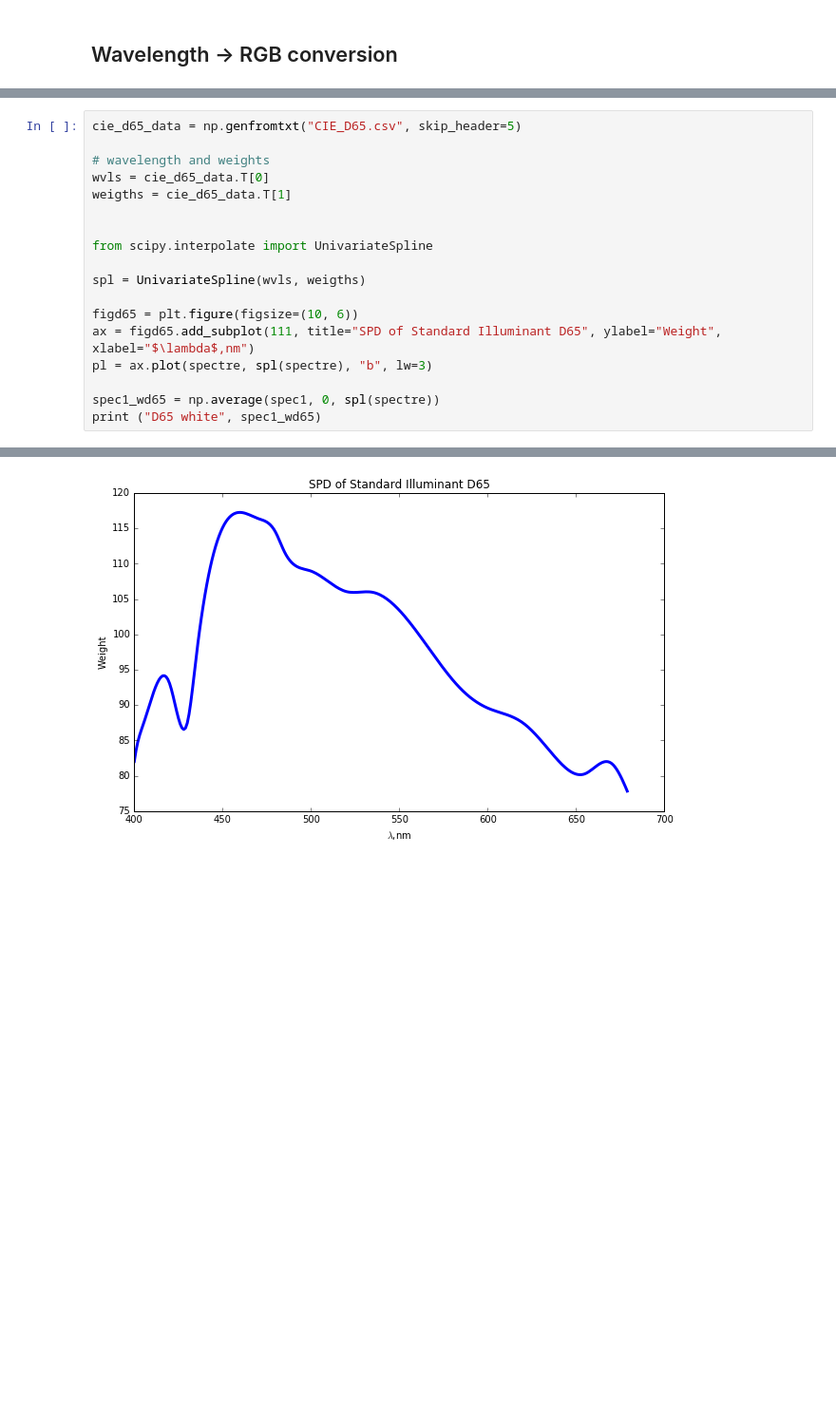
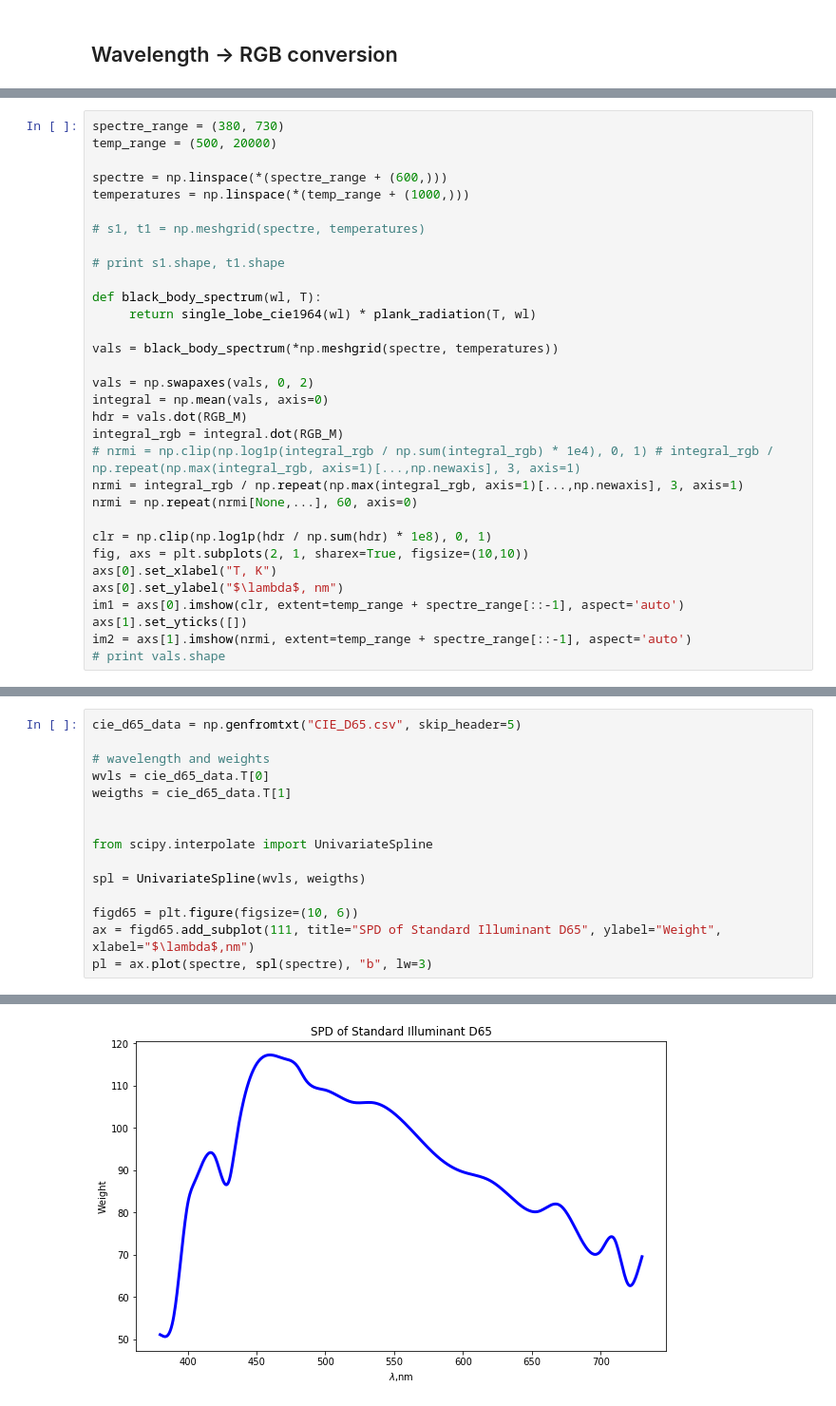
Before and after one commit to groundflyer/notebooks, a Jupyter notebook: Spectral colors.ipynb, the cells around one changed output, grey strips where cells are left out. Shown at 95% size. Saved outputs shown, nothing was run; the diff lists cells and outputs as text; blank space fills up the shorter version.

```diff
--- a/Spectral colors.ipynb
+++ b/Spectral colors.ipynb
@@ -121,0 +202,32 @@ White is [ 0.68522342  0.29870292  0.42072795]
+# %%
+spectre_range = (380, 730)
+temp_range = (500, 20000)
+
+spectre = np.linspace(*(spectre_range + (600,)))
+temperatures = np.linspace(*(temp_range + (1000,)))
+
+# s1, t1 = np.meshgrid(spectre, temperatures)
+
+# print s1.shape, t1.shape
+
+def black_body_spectrum(wl, T):
+     return single_lobe_cie1964(wl) * plank_radiation(T, wl)
+
+vals = black_body_spectrum(*np.meshgrid(spectre, temperatures))
+
+vals = np.swapaxes(vals, 0, 2)
+integral = np.mean(vals, axis=0)
+hdr = vals.dot(RGB_M)
+integral_rgb = integral.dot(RGB_M)
+# nrmi = np.clip(np.log1p(integral_rgb / np.sum(integral_rgb) * 1e4), 0, 1) # integral_rgb / np.repeat(np.max(integral_rgb, axis=1)[...,np.newaxis], 3, axis=1)
+nrmi = integral_rgb / np.repeat(np.max(integral_rgb, axis=1)[...,np.newaxis], 3, axis=1)
+nrmi = np.repeat(nrmi[None,...], 60, axis=0)
+
+clr = np.clip(np.log1p(hdr / np.sum(hdr) * 1e8), 0, 1)
+fig, axs = plt.subplots(2, 1, sharex=True, figsize=(10,10))
+axs[0].set_xlabel("T, K")
+axs[0].set_ylabel("$\lambda$, nm")
+im1 = axs[0].imshow(clr, extent=temp_range + spectre_range[::-1], aspect='auto')
+axs[1].set_yticks([])
+im2 = axs[1].imshow(nrmi, extent=temp_range + spectre_range[::-1], aspect='auto')
+# print vals.shape
@@ -134,7 +248,4 @@ spl = UnivariateSpline(wvls, weigths)
 figd65 = plt.figure(figsize=(10, 6))
 ax = figd65.add_subplot(111, title="SPD of Standard Illuminant D65", ylabel="Weight", xlabel="$\lambda$,nm")
 pl = ax.plot(spectre, spl(spectre), "b", lw=3)
-
-spec1_wd65 = np.average(spec1, 0, spl(spectre))
-print ("D65 white", spec1_wd65)
 # %% [output]
@@ -142 +252 @@ D65 white [ 0.65270409  0.32097981  0.44882266]
-[figure, old version]
+[figure, new version]
```
Also changed, not shown: parts of 11 cells of this notebook, 7 other files.
